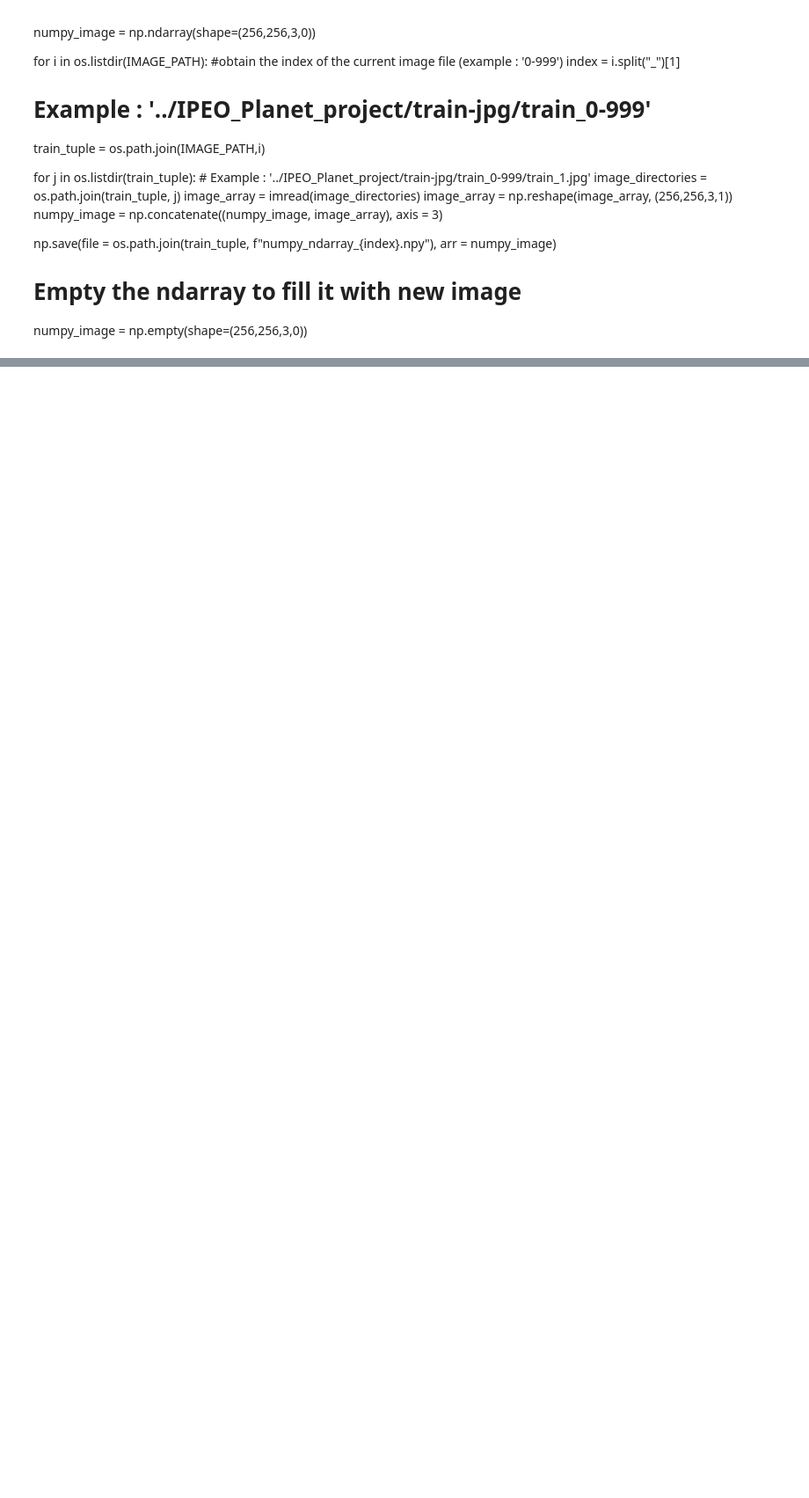
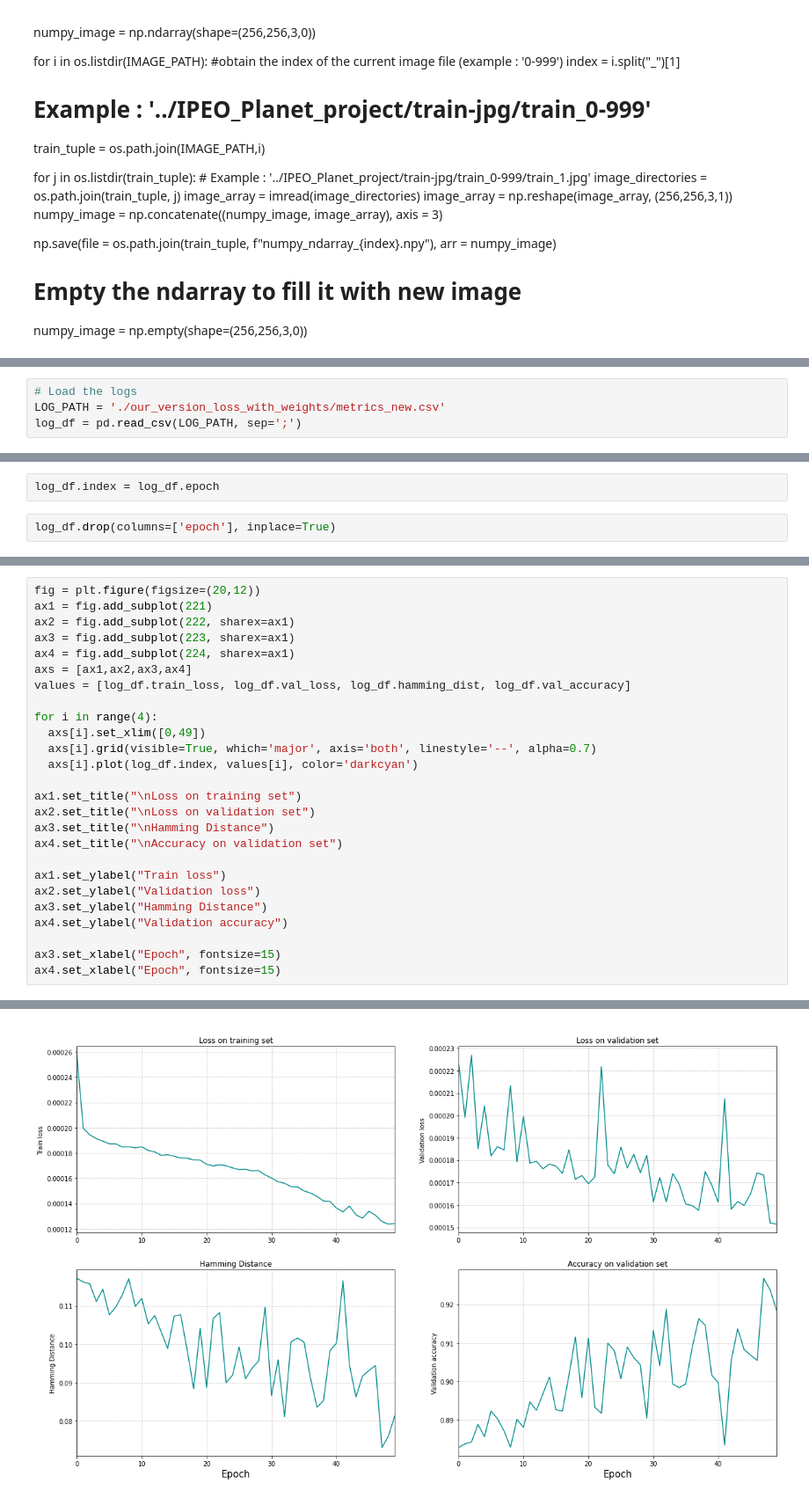
Before and after one commit to louisPoulain/IPEO-Understanding-the-Amazon-from-Space, a Jupyter notebook: create_labels_dataframe.ipynb, the cells around one changed output, grey strips where cells are left out. Shown: that part at 88% size. Saved outputs shown, nothing was run; the diff lists cells and outputs as text; blank space fills up the shorter version.

Commit message:
Add the graphs cade in create_labels_dataframe

```diff
--- a/create_labels_dataframe.ipynb
+++ b/create_labels_dataframe.ipynb
@@ -147,0 +167,4 @@ for i in os.listdir(IMAGE_PATH):
+# %%
+# Load the logs
+LOG_PATH = './our_version_loss_with_weights/metrics_new.csv'
+log_df = pd.read_csv(LOG_PATH, sep=';')
@@ -147,0 +180,4 @@ for i in os.listdir(IMAGE_PATH):
+# %%
+log_df.index = log_df.epoch
+# %%
+log_df.drop(columns=['epoch'], inplace=True)
@@ -147,0 +188,27 @@ for i in os.listdir(IMAGE_PATH):
+# %%
+fig = plt.figure(figsize=(20,12))
+ax1 = fig.add_subplot(221)
+ax2 = fig.add_subplot(222, sharex=ax1)
+ax3 = fig.add_subplot(223, sharex=ax1)
+ax4 = fig.add_subplot(224, sharex=ax1)
+axs = [ax1,ax2,ax3,ax4]
+values = [log_df.train_loss, log_df.val_loss, log_df.hamming_dist, log_df.val_accuracy]
+
+for i in range(4):
+  axs[i].set_xlim([0,49])
+  axs[i].grid(visible=True, which='major', axis='both', linestyle='--', alpha=0.7)
+  axs[i].plot(log_df.index, values[i], color='darkcyan')
+
+ax1.set_title("\nLoss on training set")
+ax2.set_title("\nLoss on validation set")
+ax3.set_title("\nHamming Distance")
+ax4.set_title("\nAccuracy on validation set")
+
+ax1.set_ylabel("Train loss")
+ax2.set_ylabel("Validation loss")
+ax3.set_ylabel("Hamming Distance")
+ax4.set_ylabel("Validation accuracy")
+
+ax3.set_xlabel("Epoch", fontsize=15)
+ax4.set_xlabel("Epoch", fontsize=15)
+# %% [output]
@@ -147,0 +216 @@ for i in os.listdir(IMAGE_PATH):
+[figure, added]
```
Also changed, not shown: parts of 10 cells of this notebook.
